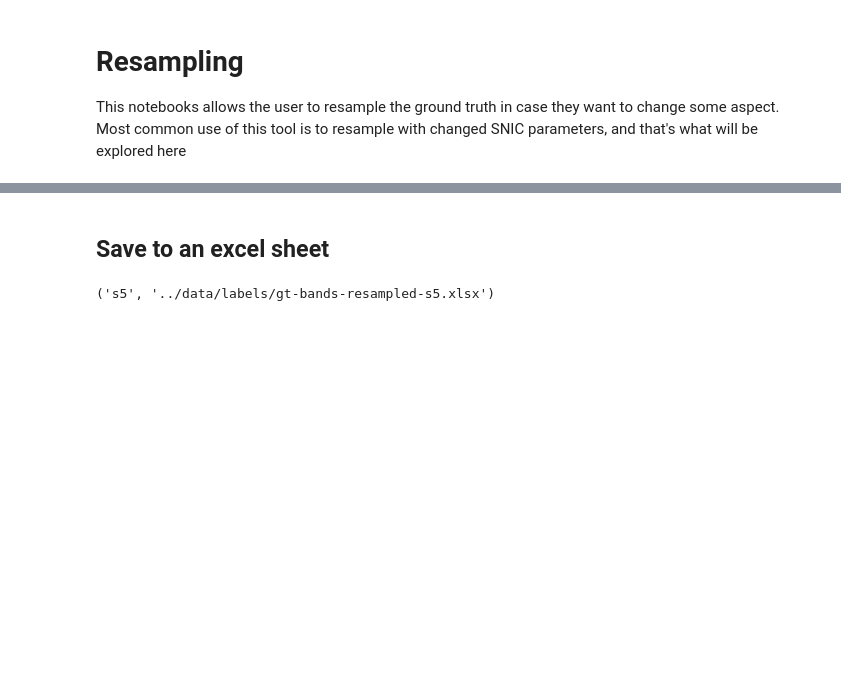
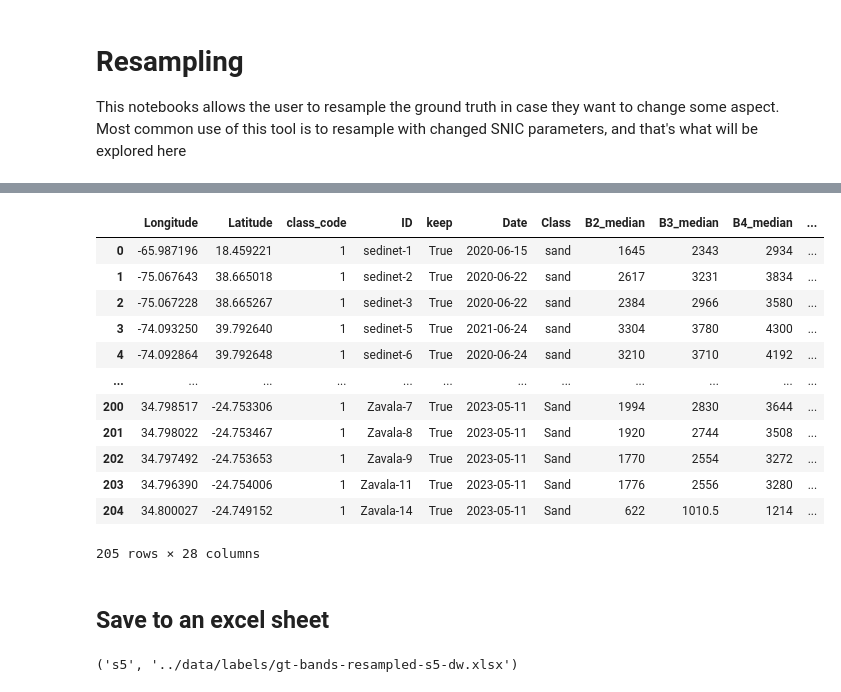
Before and after one commit to BerkeleySandProject/py-sand-mapping, a Jupyter notebook: training/resample.ipynb, the cells around one changed output, grey strips where cells are left out. Saved outputs shown, nothing was run; the diff lists cells and outputs as text; code cells hidden in the pictures; blank space fills up the shorter version.

```diff
--- a/training/resample.ipynb
+++ b/training/resample.ipynb
@@ -98,11 +109,29 @@ df
+# %%
+# remove all rows that have any NaN values
+df2 = df.dropna().reset_index(drop=True)
+df2
+# %% [output]
+|  | Longitude | Latitude | class_code | ID | keep | Date | Class | B2_median | B3_median | B4_median | ... |
+| 0 | -65.987196 | 18.459221 | 1 | sedinet-1 | True | 2020-06-15 | sand | 1645 | 2343 | 2934 | ... |
+| 1 | -75.067643 | 38.665018 | 1 | sedinet-2 | True | 2020-06-22 | sand | 2617 | 3231 | 3834 | ... |
+| 2 | -75.067228 | 38.665267 | 1 | sedinet-3 | True | 2020-06-22 | sand | 2384 | 2966 | 3580 | ... |
+| 3 | -74.093250 | 39.792640 | 1 | sedinet-5 | True | 2021-06-24 | sand | 3304 | 3780 | 4300 | ... |
+| 4 | -74.092864 | 39.792648 | 1 | sedinet-6 | True | 2020-06-24 | sand | 3210 | 3710 | 4192 | ... |
+| ... | ... | ... | ... | ... | ... | ... | ... | ... | ... | ... | ... |
+| 200 | 34.798517 | -24.753306 | 1 | Zavala-7 | True | 2023-05-11 | Sand | 1994 | 2830 | 3644 | ... |
+| 201 | 34.798022 | -24.753467 | 1 | Zavala-8 | True | 2023-05-11 | Sand | 1920 | 2744 | 3508 | ... |
+| 202 | 34.797492 | -24.753653 | 1 | Zavala-9 | True | 2023-05-11 | Sand | 1770 | 2554 | 3272 | ... |
+| 203 | 34.796390 | -24.754006 | 1 | Zavala-11 | True | 2023-05-11 | Sand | 1776 | 2556 | 3280 | ... |
+| 204 | 34.800027 | -24.749152 | 1 | Zavala-14 | True | 2023-05-11 | Sand | 622 | 1010.5 | 1214 | ... |
+205 rows × 28 columns
 # %% [markdown]
 ## Save to an excel sheet
 # %%
 postfix = 's' + str(segmentation_size)
-output_file_path = '../data/labels/gt-bands-resampled-' + postfix + '.xlsx'
+output_file_path = '../data/labels/gt-bands-resampled-' + postfix + '-dw.xlsx'
 postfix, output_file_path
 # %% [output]
-('s5', '../data/labels/gt-bands-resampled-s5.xlsx')
+('s5', '../data/labels/gt-bands-resampled-s5-dw.xlsx')
 # %%
 # with pd.ExcelWriter(output_file_path,engine="openpyxl",mode="a",if_sheet_exists="replace") as writer:
 #     df.to_excel(writer,sheet_name=postfix,index=False)
```
Also changed, not shown: parts of 8 cells of this notebook, 2 other files.
